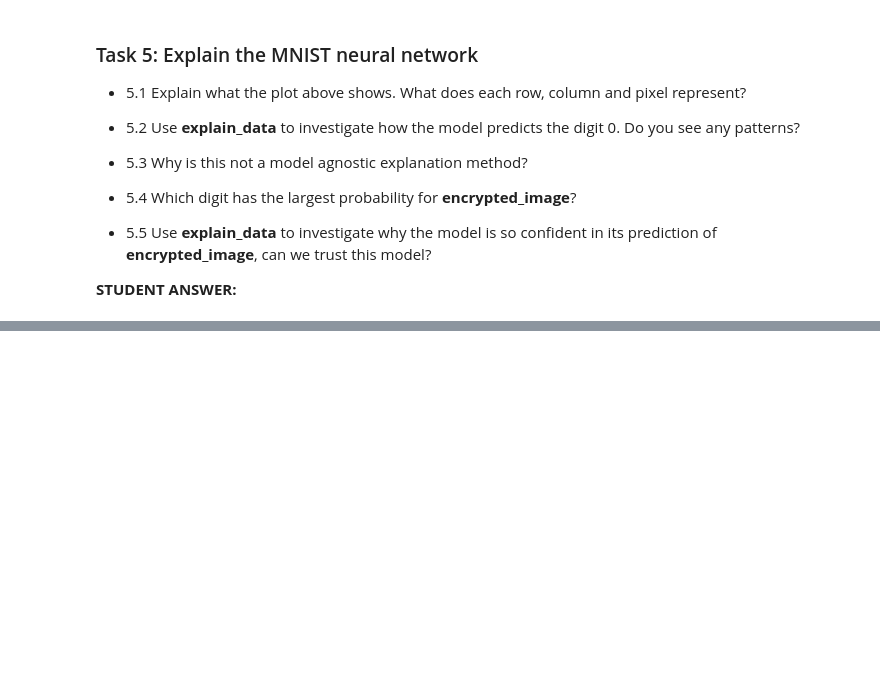
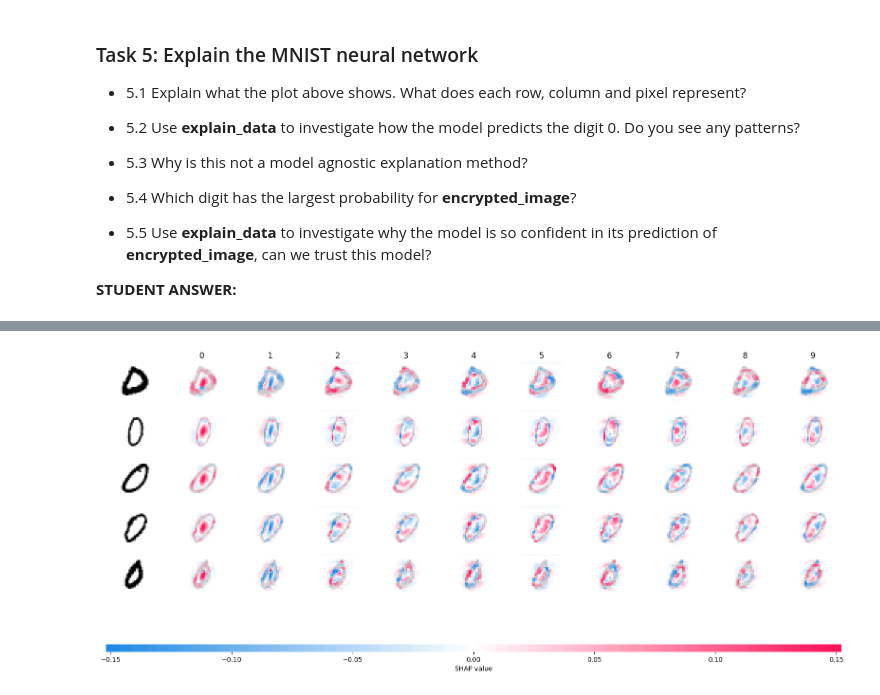
Before and after one commit to erlendskinnemoen/introduction-to-machine-learning, a Jupyter notebook: Reinforcement learning and Explainable AI/Project3_XAI.ipynb, the cells around one changed output, grey strips where cells are left out. Cells and saved outputs as stored; diff of their text form; code cells hidden in the pictures; blank space fills up the shorter version.

```diff
--- a/Reinforcement learning and Explainable AI/Project3_XAI.ipynb
+++ b/Reinforcement learning and Explainable AI/Project3_XAI.ipynb
@@ -439,3 +458,8 @@ explain_data(X_test[:4])
 # %%
 # (hint: use softmax to get the probabilities from the logits)
 # TODO: WRITE YOUR CODE/ANSWER HERE
+
+zero_samples = X_test[y_test == 0]
+explain_data(zero_samples[:5])
+# %% [output]
+[figure, added]
```
Also changed, not shown: parts of 13 cells of this notebook.
